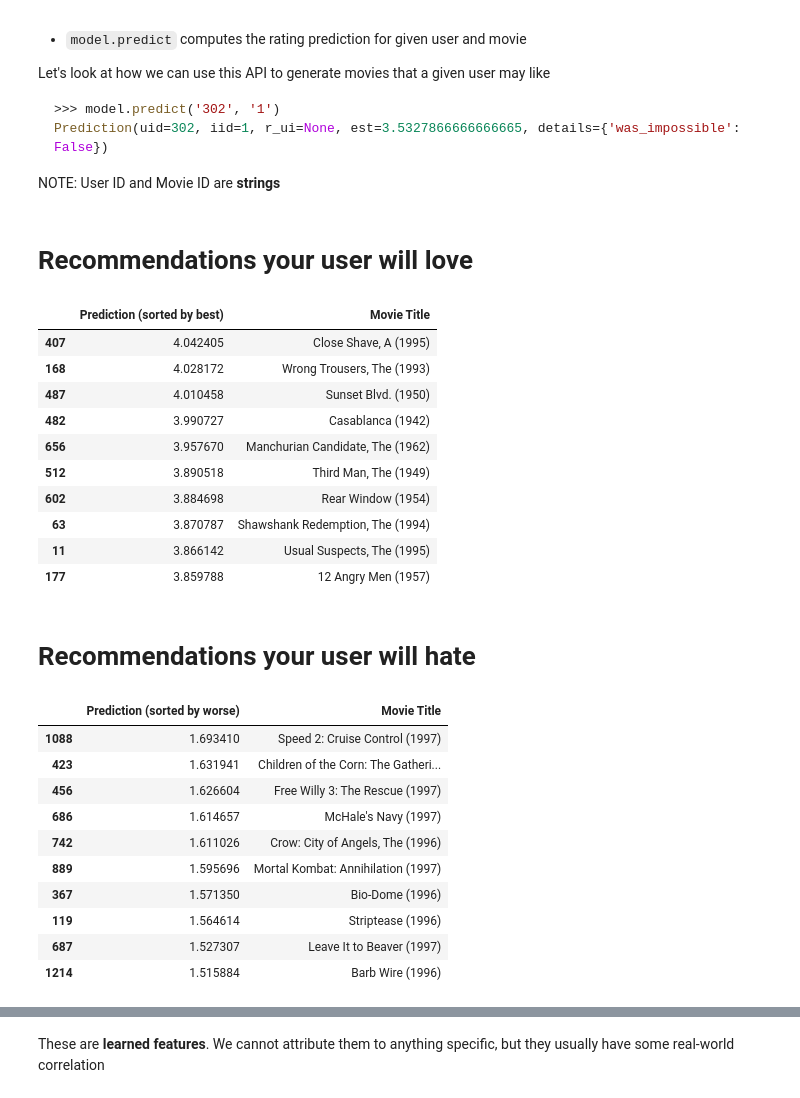
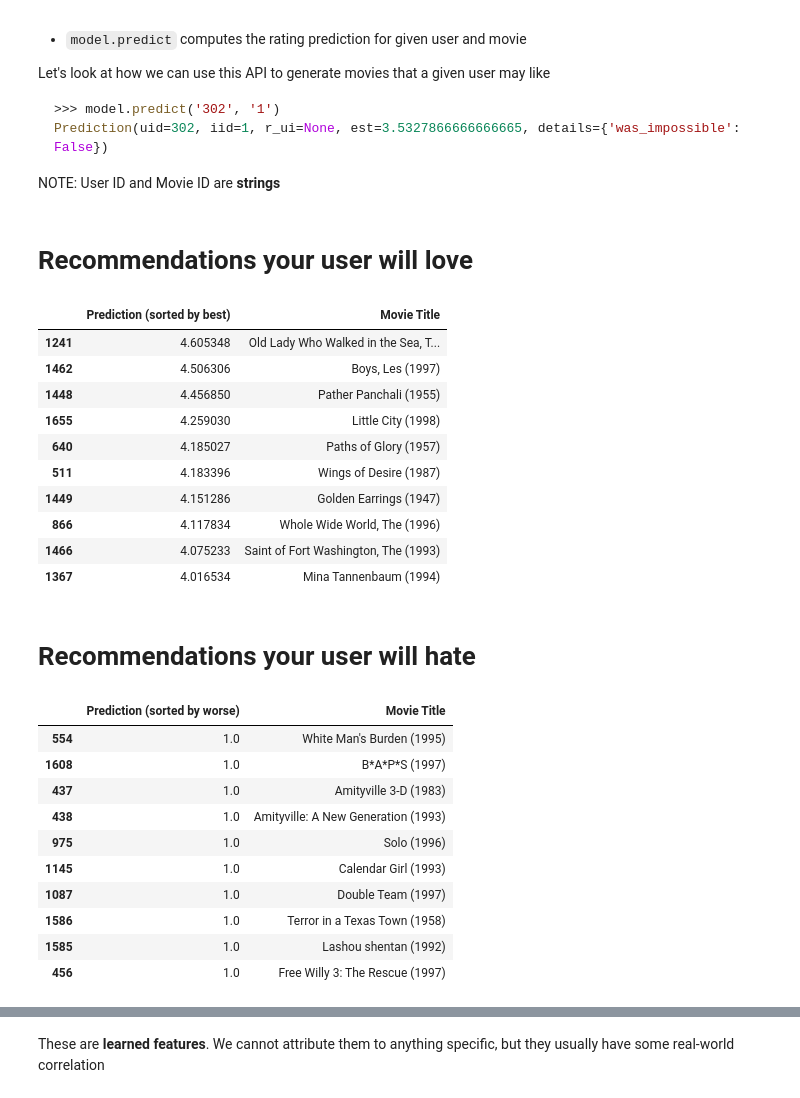
Before and after one commit to PirosB3/PyConUS2018, a Jupyter notebook: Talk-Copy1.ipynb, the cells around one changed output, grey strips where cells are left out. Saved outputs shown, nothing was run; the diff lists cells and outputs as text; code cells hidden in the pictures.

```diff
--- a/Talk-Copy1.ipynb
+++ b/Talk-Copy1.ipynb
@@ -127,7 +130,7 @@ On average, people really LOVE toy story! and I don't blame them!
 
 Let's take the **interactions** between the Users and Movies, and generate **latent features**
 # %%
-from surprise import SVD
+from surprise import SVD, NMF
 from surprise import Dataset
 from surprise.model_selection import cross_validate, train_test_split
 
@@ -135,6 +138,6 @@ from surprise.model_selection import cross_validate, train_test_split
 data = Dataset.load_builtin('ml-100k')
 trainset, testset = train_test_split(data, test_size=.25)
 
-model = SVD(n_factors=10)
+model = NMF(n_factors=10, biased=False)
 model.fit(trainset)
 # %% [output]
@@ -157,47 +160,51 @@ NOTE: User ID and Movie ID are **strings**
 # %%
 movie_id_to_title_map: Dict[int, str] = dict(movie_data['title'])
 # {1: 'Toy Story (1995)',
 #  2: 'GoldenEye (1995)',
 #  3: 'Four Rooms (1995)'}
 
 def generate_recommended_movies_for_user(user_id: int) -> pd.DataFrame:
-
+    """Return a DataFrame containing recommendations for the user, and the
+    associated score
+    """
     results = []
     for movie_id, movie_title in movie_id_to_title_map.items():
 
         # For each movie, calculate score prediction
         prediction = model.predict(str(user_id), str(movie_id))
         results.append((prediction.est, movie_title))
 
     return pd.DataFrame(results, columns=['Estimated Prediction', 'Movie Title'])
 
+
+# Let's generate some recommendations for a user
 recommendations = generate_recommended_movies_for_user(302)
 display_best_and_worse_recommendations(recommendations)
 # %% [output]
 Recommendations your user will love
 |  | Prediction (sorted by best) | Movie Title |
-| 407 | 4.042405 | Close Shave, A (1995) |
-| 168 | 4.028172 | Wrong Trousers, The (1993) |
-| 487 | 4.010458 | Sunset Blvd. (1950) |
-| 482 | 3.990727 | Casablanca (1942) |
-| 656 | 3.957670 | Manchurian Candidate, The (1962) |
-| 512 | 3.890518 | Third Man, The (1949) |
-| 602 | 3.884698 | Rear Window (1954) |
-| 63 | 3.870787 | Shawshank Redemption, The (1994) |
-| 11 | 3.866142 | Usual Suspects, The (1995) |
-| 177 | 3.859788 | 12 Angry Men (1957) |
+| 1241 | 4.605348 | Old Lady Who Walked in the Sea, T... |
+| 1462 | 4.506306 | Boys, Les (1997) |
+| 1448 | 4.456850 | Pather Panchali (1955) |
+| 1655 | 4.259030 | Little City (1998) |
+| 640 | 4.185027 | Paths of Glory (1957) |
+| 511 | 4.183396 | Wings of Desire (1987) |
+| 1449 | 4.151286 | Golden Earrings (1947) |
+| 866 | 4.117834 | Whole Wide World, The (1996) |
+| 1466 | 4.075233 | Saint of Fort Washington, The (1993) |
+| 1367 | 4.016534 | Mina Tannenbaum (1994) |
 Recommendations your user will hate
 |  | Prediction (sorted by worse) | Movie Title |
-| 1088 | 1.693410 | Speed 2: Cruise Control (1997) |
-| 423 | 1.631941 | Children of the Corn: The Gatheri... |
-| 456 | 1.626604 | Free Willy 3: The Rescue (1997) |
-| 686 | 1.614657 | McHale's Navy (1997) |
-| 742 | 1.611026 | Crow: City of Angels, The (1996) |
-| 889 | 1.595696 | Mortal Kombat: Annihilation (1997) |
-| 367 | 1.571350 | Bio-Dome (1996) |
-| 119 | 1.564614 | Striptease (1996) |
-| 687 | 1.527307 | Leave It to Beaver (1997) |
-| 1214 | 1.515884 | Barb Wire (1996) |
+| 554 | 1.0 | White Man's Burden (1995) |
+| 1608 | 1.0 | B*A*P*S (1997) |
+| 437 | 1.0 | Amityville 3-D (1983) |
+| 438 | 1.0 | Amityville: A New Generation (1993) |
+| 975 | 1.0 | Solo (1996) |
+| 1145 | 1.0 | Calendar Girl (1993) |
+| 1087 | 1.0 | Double Team (1997) |
+| 1586 | 1.0 | Terror in a Texas Town (1958) |
+| 1585 | 1.0 | Lashou shentan (1992) |
+| 456 | 1.0 | Free Willy 3: The Rescue (1997) |
 # %% [markdown]
 # Predict, under the hood
 
```
Also changed, not shown: parts of 10 cells of this notebook.
